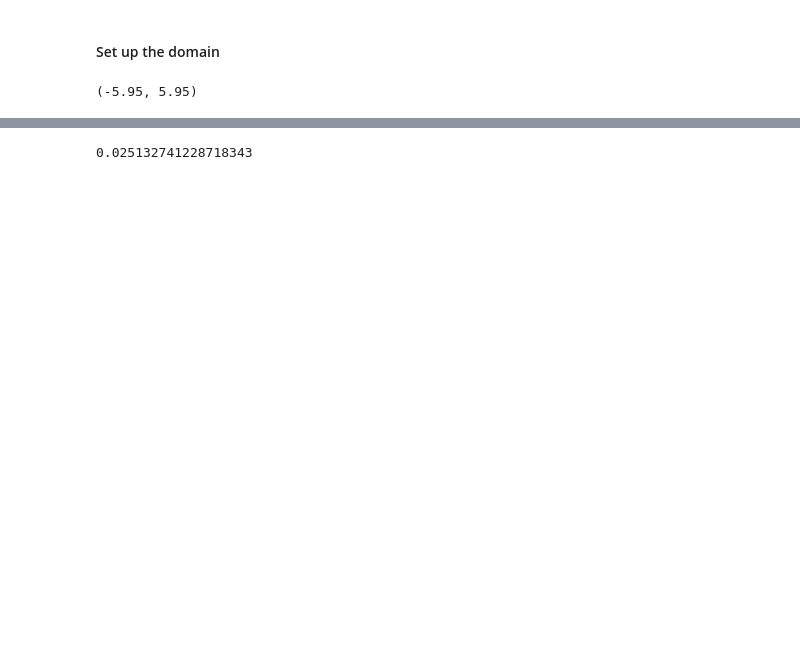
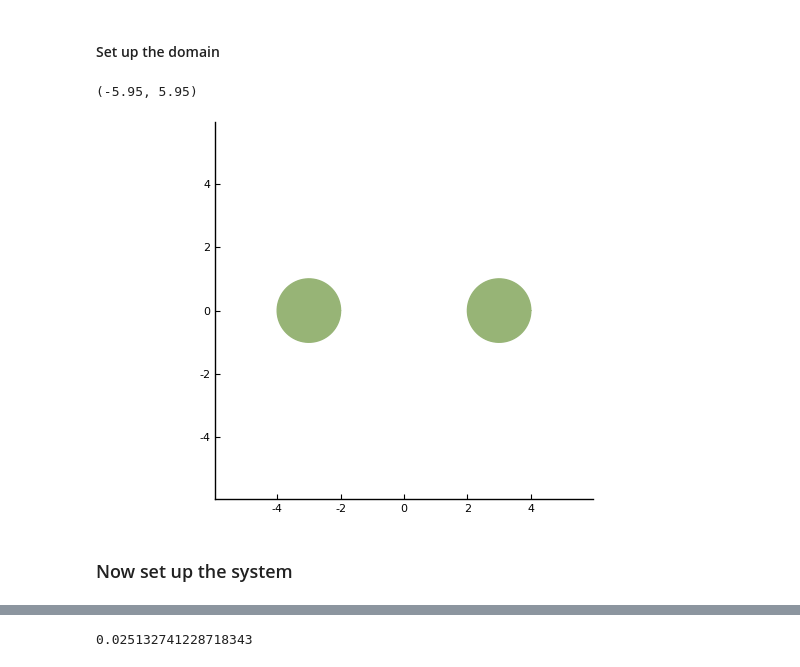
Before and after one commit to jdeldre/ViscousStreaming.jl, a Jupyter notebook: notebooks/TwoCylinder.ipynb, the cells around one changed output, grey strips where cells are left out. Cells and saved outputs as stored; diff of their text form; code cells hidden in the pictures; blank space fills up the shorter version.

```diff
--- a/notebooks/TwoCylinder.ipynb
+++ b/notebooks/TwoCylinder.ipynb
@@ -207,3 +157,9 @@ xlim = (-5.95,5.95)
 ylim = (-5.95,5.95)
 # %% [output]
 (-5.95, 5.95)
+# %%
+plot(bl,xlim=xlim,ylim=ylim)
+# %% [output]
+[figure, added]
+# %% [markdown]
+### Now set up the system
```
Also changed, not shown: parts of 32 cells of this notebook, 2 other files.
